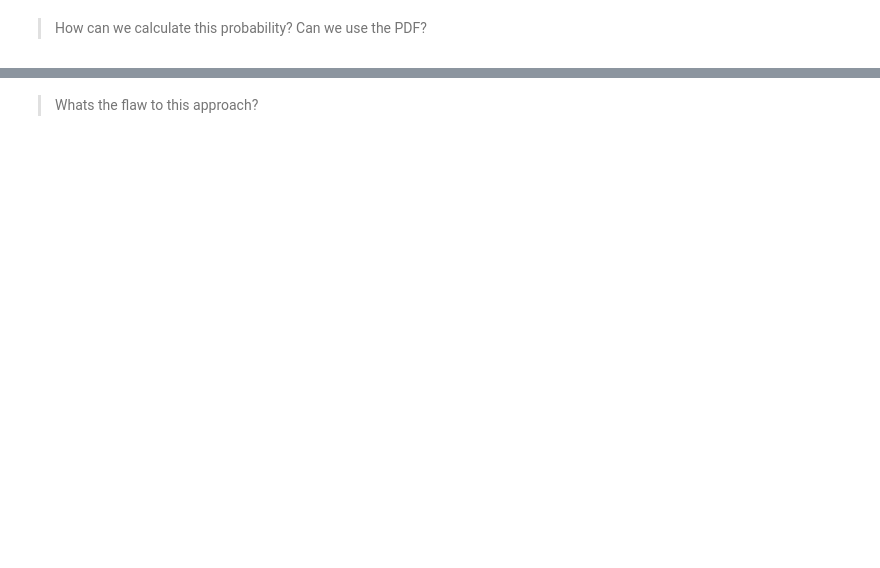
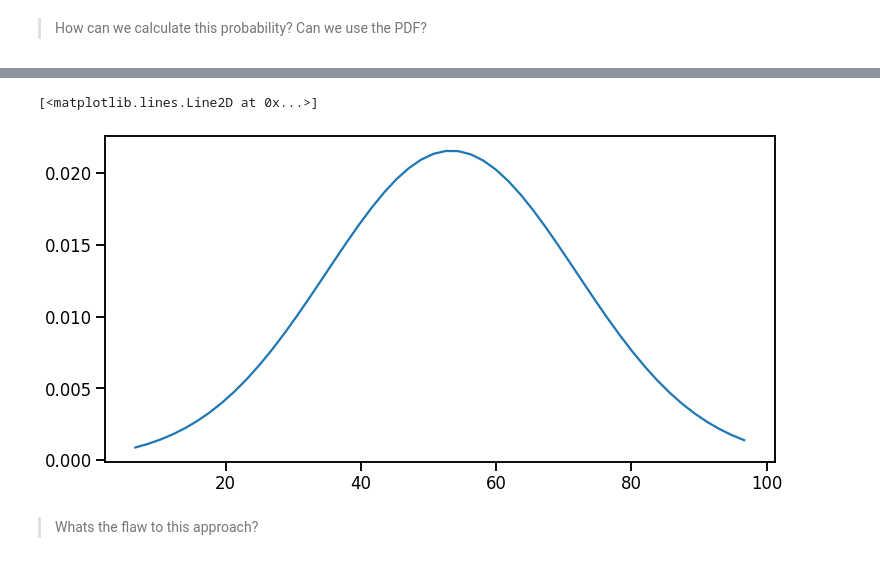
Before and after one commit to coding-dojo-data-science/data-enrichment-wk15-lect01-codealong, a Jupyter notebook: PreClass - From Distributions to Hypothesis.ipynb, the cells around one changed output, grey strips where cells are left out. Saved outputs shown, nothing was run; the diff lists cells and outputs as text; code cells hidden in the pictures; blank space fills up the shorter version.

```diff
--- a/PreClass - From Distributions to Hypothesis.ipynb
+++ b/PreClass - From Distributions to Hypothesis.ipynb
@@ -91,6 +170,9 @@ above_90_pdf.sum()
 # %%
 
-#plt.plot(xs, pdf)
+plt.plot(xs, pdf)
+# %% [output]
+[<matplotlib.lines.Line2D at 0x...>]
+[figure, added]
 # %% [markdown]
 > Whats the flaw to this approach?
 # %%
```
Also changed, not shown: parts of 25 cells of this notebook.
